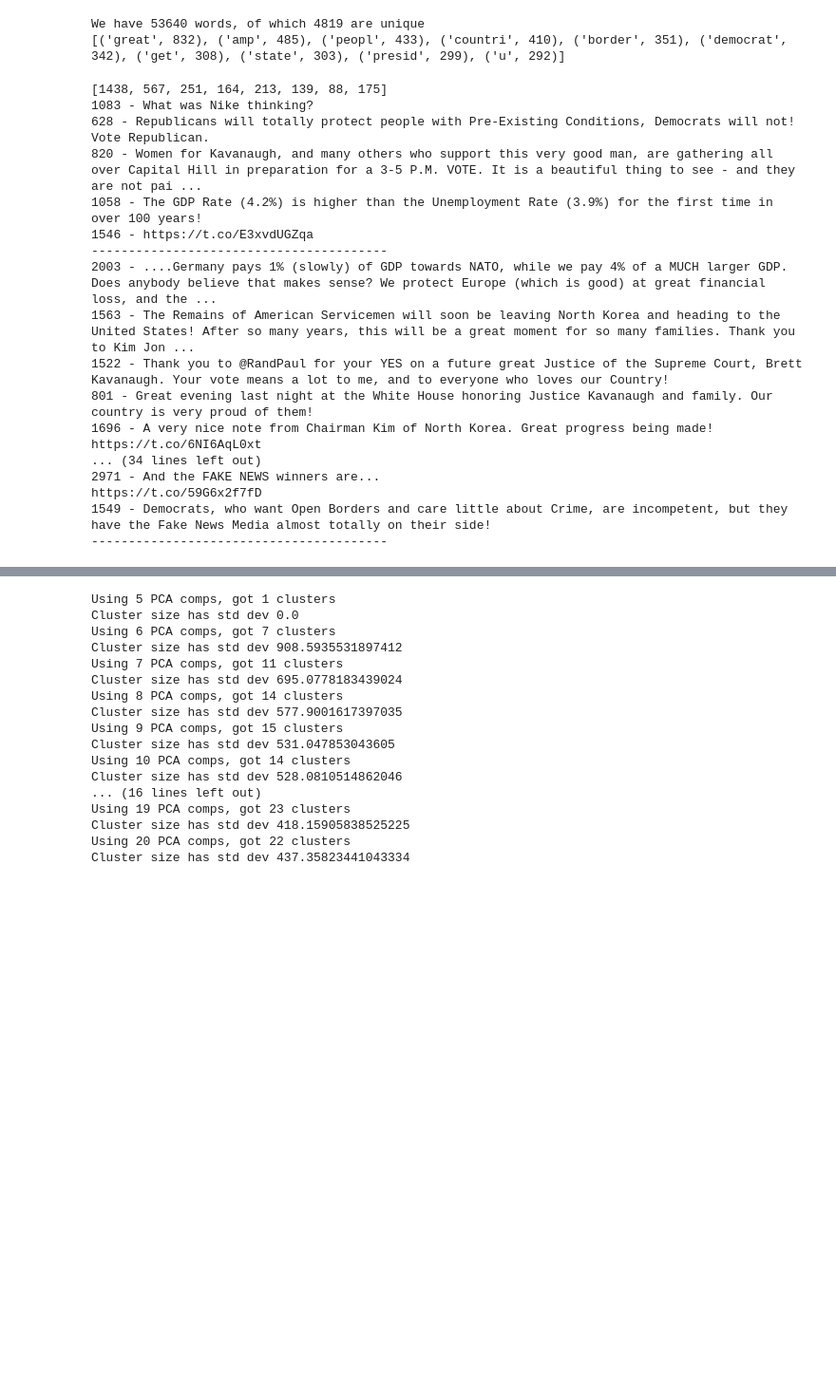
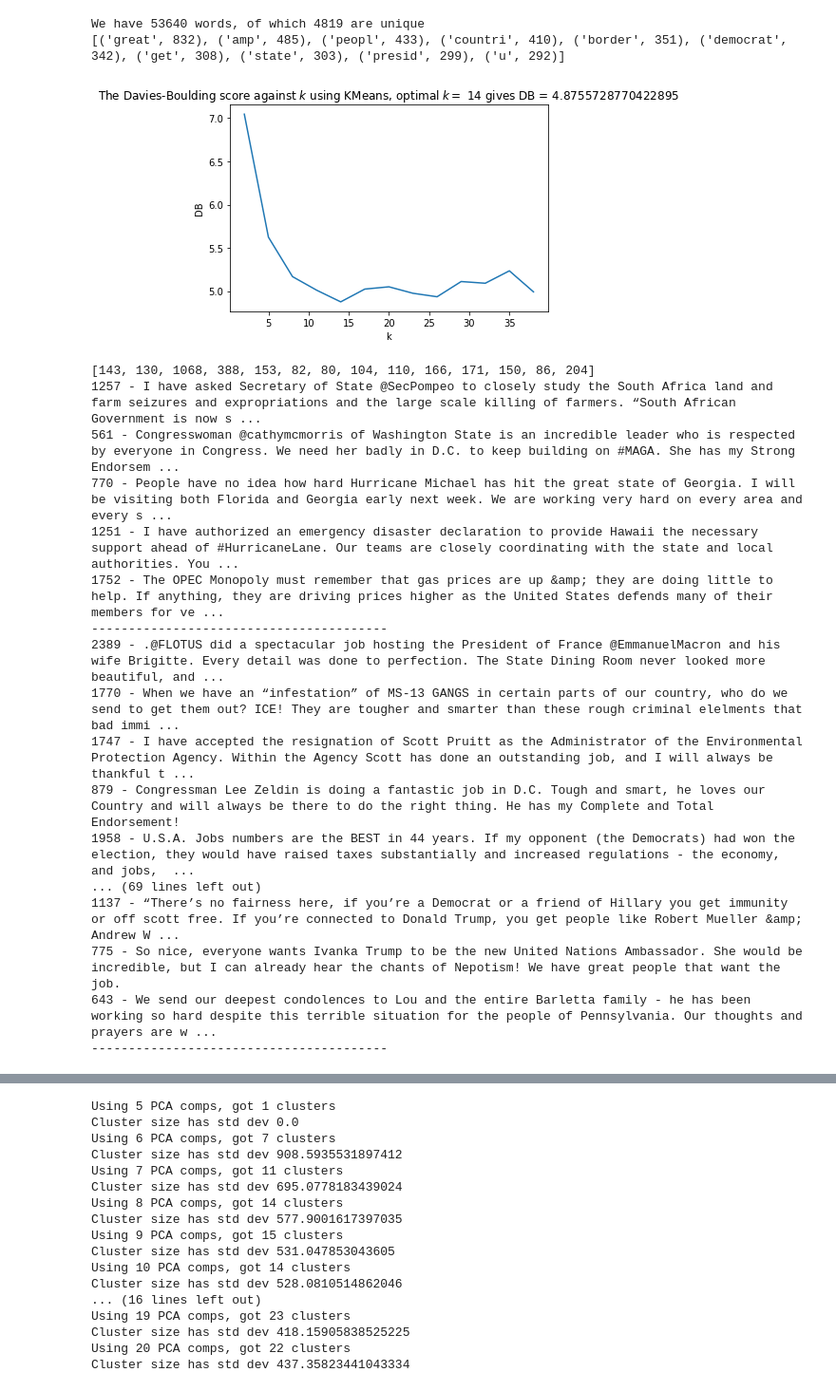
Before and after one commit to RojerGS/DataScience, a Jupyter notebook: TrumpTweetsClustering/oneHotPCA.ipynb, the cells around one changed output, grey strips where cells are left out. Shown: that part at 95% size. Saved outputs shown, nothing was run; the diff lists cells and outputs as text; code cells hidden in the pictures; blank space fills up the shorter version.

```diff
--- a/TrumpTweetsClustering/oneHotPCA.ipynb
+++ b/TrumpTweetsClustering/oneHotPCA.ipynb
@@ -64,38 +65,58 @@ def get_pca(n):
 get_pca.memory = dict()
 # %%
 reduced = get_pca(20)
-# apply the KMeans algorithm to the reduced data
-kmeans = KMeans(random_state=73).fit(reduced)
+
+# apply the KMeans algorithm to the reduced data for different values of K
+K = range(2,40,3)
+DB = np.zeros_like(K).astype(float)
+i = 0
+for k in K:
+    kmeans = KMeans(n_clusters = k, random_state=73).fit(reduced)
+    with np.errstate(divide='ignore'):
+        DB[i] = davies_bouldin_score(mat, kmeans.labels_)
+    i += 1
+k_opt = K[np.argmin(DB)]
+plt.plot(K,DB)
+plt.xlabel('k')
+plt.ylabel('DB')
+plt.title(f'The Davies-Boulding score against $k$ using KMeans, optimal $k = $ {k_opt} gives DB = {np.min(DB)}')
+plt.show()
+
+
+kmeans = KMeans(n_clusters = k_opt, random_state=73).fit(reduced)
 sk_clusters = [[] for i in range(max(kmeans.labels_+1))]
 for idx, lbl in enumerate(kmeans.labels_):
     sk_clusters[lbl].append(idx)
 
 print(list(map(len, sk_clusters)))
+
+
 
 random.seed(52345234)
 # take some random tweets from every cluster
 for cluster in sk_clusters:
     some_tweet_idx = random.sample(cluster, 5)
     for idx in some_tweet_idx:
         print(str(idx) + " - " + text_tweets["text"][idx])
     print("-"*40)
 # %% [output]
+[figure, added]
-[1438, 567, 251, 164, 213, 139, 88, 175]
-1083 - What was Nike thinking?
-628 - Republicans will totally protect people with Pre-Existing Conditions, Democrats will not! Vote Republican.
-820 - Women for Kavanaugh, and many others who support this very good man, are gathering all over Capital Hill in preparation for a 3-5 P.M. VOTE. It is a beautiful thing to see - and they are not pai ...
-1058 - The GDP Rate (4.2%) is higher than the Unemployment Rate (3.9%) for the first time in over 100 years!
-1546 - https://t.co/E3xvdUGZqa
+[143, 130, 1068, 388, 153, 82, 80, 104, 110, 166, 171, 150, 86, 204]
+1257 - I have asked Secretary of State @SecPompeo to closely study the South Africa land and farm seizures and expropriations and the large scale killing of farmers. “South African Government is now s ...
+561 - Congresswoman @cathymcmorris of Washington State is an incredible leader who is respected by everyone in Congress. We need her badly in D.C. to keep building on #MAGA. She has my Strong Endorsem ...
+770 - People have no idea how hard Hurricane Michael has hit the great state of Georgia. I will be visiting both Florida and Georgia early next week. We are working very hard on every area and every s ...
+1251 - I have authorized an emergency disaster declaration to provide Hawaii the necessary support ahead of #HurricaneLane. Our teams are closely coordinating with the state and local authorities. You ...
+1752 - The OPEC Monopoly must remember that gas prices are up &amp; they are doing little to help. If anything, they are driving prices higher as the United States defends many of their members for ve ...
 ----------------------------------------
-2003 - ....Germany pays 1% (slowly) of GDP towards NATO, while we pay 4% of a MUCH larger GDP. Does anybody believe that makes sense? We protect Europe (which is good) at great financial loss, and the ...
-1563 - The Remains of American Servicemen will soon be leaving North Korea and heading to the United States! After so many years, this will be a great moment for so many families. Thank you to Kim Jon ...
-1522 - Thank you to @RandPaul for your YES on a future great Justice of the Supreme Court, Brett Kavanaugh. Your vote means a lot to me, and to everyone who loves our Country!
-801 - Great evening last night at the White House honoring Justice Kavanaugh and family. Our country is very proud of them!
-1696 - A very nice note from Chairman Kim of North Korea. Great progress being made! https://t.co/6NI6AqL0xt
-... (34 lines left out)
-2971 - And the FAKE NEWS winners are...
-https://t.co/59G6x2f7fD
-1549 - Democrats, who want Open Borders and care little about Crime, are incompetent, but they have the Fake News Media almost totally on their side!
+2389 - .@FLOTUS did a spectacular job hosting the President of France @EmmanuelMacron and his wife Brigitte. Every detail was done to perfection. The State Dining Room never looked more beautiful, and ...
+1770 - When we have an “infestation” of MS-13 GANGS in certain parts of our country, who do we send to get them out? ICE! They are tougher and smarter than these rough criminal elelments that bad immi ...
+1747 - I have accepted the resignation of Scott Pruitt as the Administrator of the Environmental Protection Agency. Within the Agency Scott has done an outstanding job, and I will always be thankful t ...
+879 - Congressman Lee Zeldin is doing a fantastic job in D.C. Tough and smart, he loves our Country and will always be there to do the right thing. He has my Complete and Total Endorsement!
+1958 - U.S.A. Jobs numbers are the BEST in 44 years. If my opponent (the Democrats) had won the election, they would have raised taxes substantially and increased regulations - the economy, and jobs,  ...
+... (69 lines left out)
+1137 - “There’s no fairness here, if you’re a Democrat or a friend of Hillary you get immunity or off scott free. If you’re connected to Donald Trump, you get people like Robert Mueller &amp; Andrew W ...
+775 - So nice, everyone wants Ivanka Trump to be the new United Nations Ambassador. She would be incredible, but I can already hear the chants of Nepotism! We have great people that want the job.
+643 - We send our deepest condolences to Lou and the entire Barletta family - he has been working so hard despite this terrible situation for the people of Pennsylvania. Our thoughts and prayers are w ...
 ----------------------------------------
 # %%
 reduced = get_pca(20)
```
Also changed, not shown: parts of 3 cells of this notebook, 4 other files.
